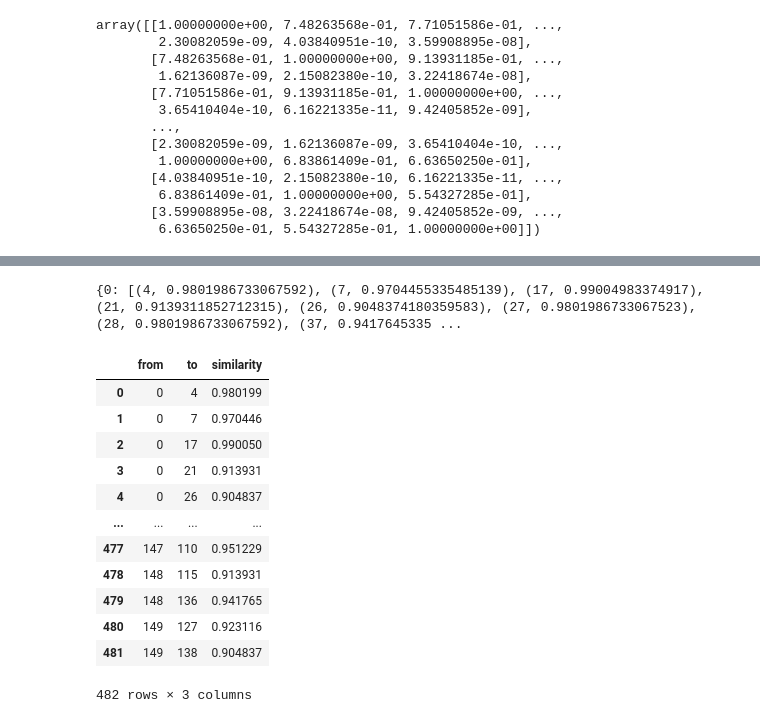
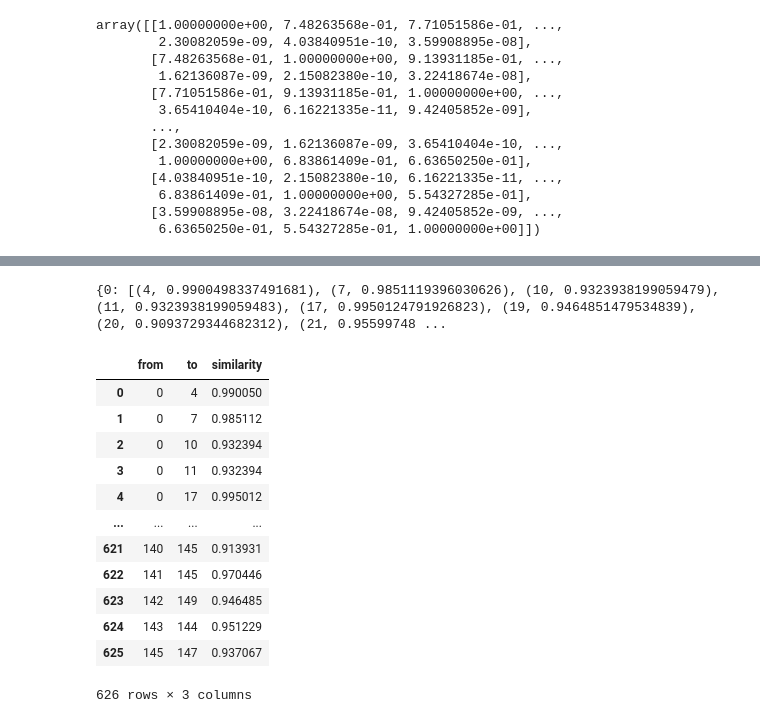
Before and after one commit to BoushiSeikatsu/MAS, a Jupyter notebook: cviko5.ipynb, the cells around one changed output, grey strips where cells are left out. Drawn from its saved outputs; the diff is of its cells as text; code cells hidden in the pictures.

```diff
--- a/cviko5.ipynb
+++ b/cviko5.ipynb
@@ -83,7 +84,7 @@ def getDistanceMatrix(df):
             matrix[i].append(euclideanDistance(df.iloc[i],df.iloc[j]))
     return matrix
 # %%
-rbf_distances = rbf_kernel(data.data, gamma=1)
+rbf_distances = rbf_kernel(dfNumeric, gamma=1)
 rbf_distances
 # %% [output]
 array([[1.00000000e+00, 7.48263568e-01, 7.71051586e-01, ...,
@@ -101,7 +102,7 @@ array([[1.00000000e+00, 7.48263568e-01, 7.71051586e-01, ...,
         6.63650250e-01, 5.54327285e-01, 1.00000000e+00]])
 # %%
 # Similarity matrix -> Has weird values, bit different, perhaps I need to make my own distance matrix
-distances = np.array(getDistanceMatrix(df))
+distances = np.array(getDistanceMatrix(dfNumeric))
 sigma = 1
 distances = distances / -(2 * pow(sigma, 2))
 distances = np.exp(distances)
@@ -124,4 +125,12 @@ def kNNAlgorithm(k, distances):
             else:
                 edgeList[i].append((shortestIndex, shortestDistance))
     return edgeList
+# %%
+def gaussian_kernel(X, sigma):
+    distances = np.sum((X[:, np.newaxis] - X) ** 2, axis=-1)
+    kernel_matrix = np.exp(-distances / (2 * sigma**2))
+
+    return kernel_matrix
+
+distances = gaussian_kernel(dfNumeric.to_numpy(), 1)
 # %%
@@ -165,7 +175,10 @@ def eRadius(epsilon, distances):
     for i in range(0, len(distances)):
         for j in range(0, len(distances)):
             if distances[i][j] > epsilon and j not in edgeList[i] and i != j: # If similarity is higher than 0.9 (epsilon)?
-                edgeList[i].append((j, distances[i][j]))
+                if j in edgeList.keys():
+                    if (i, distances[i][j]) not in edgeList[j]:
+                        edgeList[i].append((j, distances[i][j]))
+                #edgeList[i].append((j, distances[i][j]))
     return edgeList
 # %%
 dfKNN = pd.DataFrame(data=networkToDataframe(edgeList=kNNResult), columns=['from', 'to', 'similarity'])
@@ -189,24 +202,25 @@ display(dfKNN)
 # %%
 resultERadius = eRadius(0.9, np.copy(rbf_distances))
+resultERadius = eRadius(0.9, np.copy(distances))
 print(resultERadius)
 dfERadius = pd.DataFrame(data=networkToDataframe(edgeList=resultERadius), columns=['from', 'to', 'similarity'])
 display(dfERadius)
 dfERadius.to_csv("eRadiusResult.csv")
 # %% [output]
-{0: [(4, 0.9801986733067592), (7, 0.9704455335485139), (17, 0.99004983374917), (21, 0.9139311852712315), (26, 0.9048374180359583), (27, 0.9801986733067523), (28, 0.9801986733067592), (37, 0.9417645335 ...
+{0: [(4, 0.9900498337491681), (7, 0.9851119396030626), (10, 0.9323938199059479), (11, 0.9323938199059483), (17, 0.9950124791926823), (19, 0.9464851479534839), (20, 0.9093729344682312), (21, 0.95599748 ...
 |  | from | to | similarity |
-| 0 | 0 | 4 | 0.980199 |
-| 1 | 0 | 7 | 0.970446 |
-| 2 | 0 | 17 | 0.990050 |
-| 3 | 0 | 21 | 0.913931 |
-| 4 | 0 | 26 | 0.904837 |
+| 0 | 0 | 4 | 0.990050 |
+| 1 | 0 | 7 | 0.985112 |
+| 2 | 0 | 10 | 0.932394 |
+| 3 | 0 | 11 | 0.932394 |
+| 4 | 0 | 17 | 0.995012 |
 | ... | ... | ... | ... |
-| 477 | 147 | 110 | 0.951229 |
-| 478 | 148 | 115 | 0.913931 |
-| 479 | 148 | 136 | 0.941765 |
-| 480 | 149 | 127 | 0.923116 |
-| 481 | 149 | 138 | 0.904837 |
+| 621 | 140 | 145 | 0.913931 |
+| 622 | 141 | 145 | 0.970446 |
+| 623 | 142 | 149 | 0.946485 |
+| 624 | 143 | 144 | 0.951229 |
+| 625 | 145 | 147 | 0.937067 |
-482 rows × 3 columns
+626 rows × 3 columns
 # %%
 def kNNERadius(k, epsilon, distances):
     edgeList = {}
```
Also changed, not shown: parts of 10 cells of this notebook, 5 other files.
